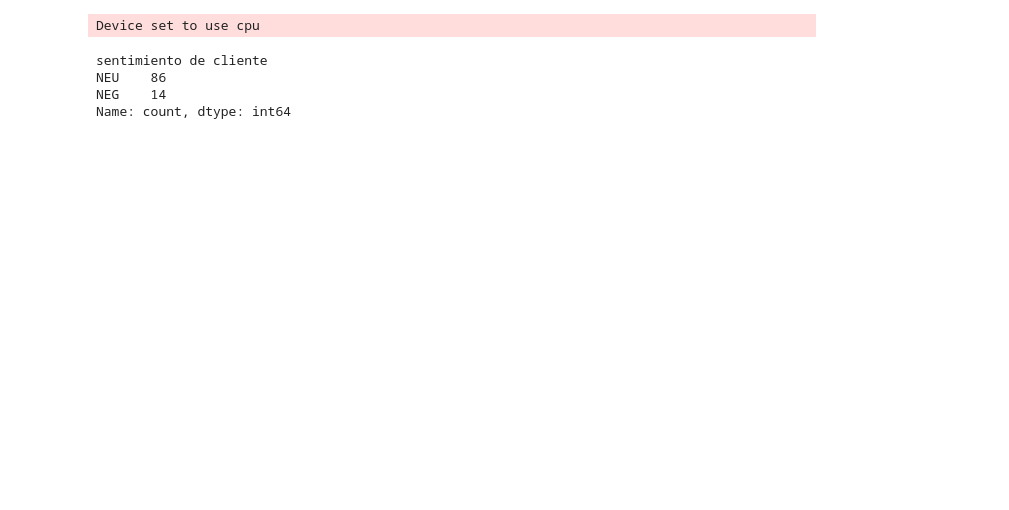
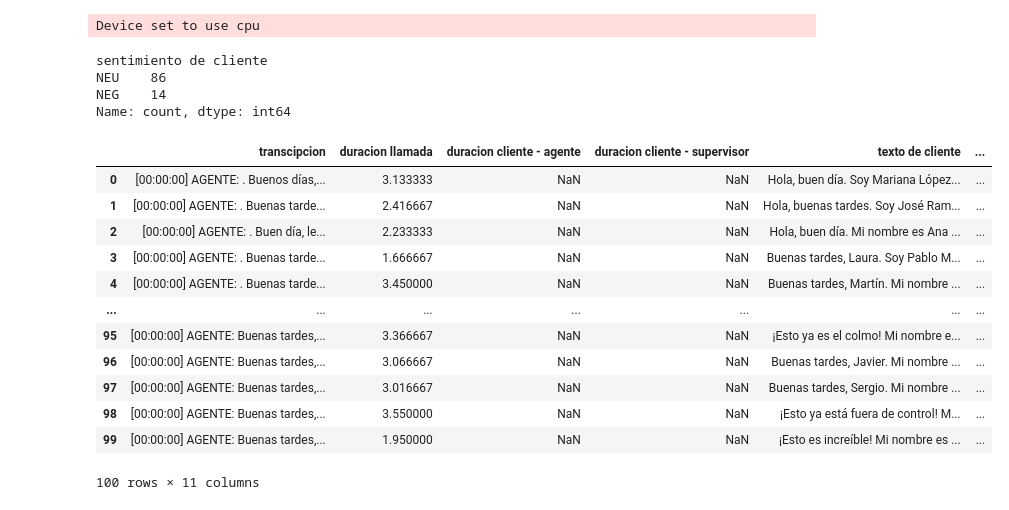
Before and after one commit to vecoLazarte/entel_ia_translator, a Jupyter notebook: code_gen.ipynb, the cells around one changed output. Cells and saved outputs as stored; diff of their text form; code cells hidden in the pictures; blank space fills up the shorter version.

```diff
--- a/code_gen.ipynb
+++ b/code_gen.ipynb
@@ -57,3 +49,20 @@ Device set to use cpu
+# %%
+reason_prompt = ChatPromptTemplate.from_messages([
+    ("system", "You're a bilingual assistant que identifica el main reason del contacto del cliente. Resume el motivo en una frase short y directa, sin usar palabras como 'consulta', 'pregunta', 'llamada' o nombres. Just el core issue."),
+    ("user", "Read esta conversación y dime el motivo principal por el que el cliente contactó. Solo responde con el tema, sin contexto, sin saludos y sin verbos como 'llamar' o 'consultar':\n{transcipcion}")
+])
+
+problem_prompt = ChatPromptTemplate.from_messages([
+    ("system", "You're a bilingual assistant que analiza conversaciones con clientes y extrae directamente el problema, error o insatisfacción si existe."),
+    ("user", "Read esta conversación con el cliente. Si hay un problema, escribe solo el problema reported en una frase corta. No incluyas introducciones como 'El cliente dice que...'. Si no hay problema, responde 'ninguno':\n{transcipcion}")
+])
+
+needs_prompt = ChatPromptTemplate.from_messages([
+    ("system",
+     "You're a bilingual assistant que analiza customer conversations y detecta unmet needs — pueden ser explícitas (el cliente las dice claro) o implícitas (se infieren por el contexto, tono o lo que el cliente da a entender). También puedes sugerir una unmet need si crees que hay una necesidad subyacente aunque no se diga directo."),
+    ("user",
+     "Read esta conversación. Si encuentras una necesidad no satisfecha, o puedes inferir una probable unmet need, escríbela en una frase short, clear y directa — no expliques, no copies frases, no des contexto. Si no hay ninguna unmet need, responde solo con: 'none'.\n\n{transcipcion}")
+])
 # %%
 for transcipcion in tqdm(contenidos):
 
@@ -71,8 +80,8 @@ for transcipcion in tqdm(contenidos):
         duracion_supervisor = datetime.strptime(duracion_llamada, "%H:%M:%S") - datetime.strptime(inicio_supervisor, "%H:%M:%S")
         mensajes_supervisor = re.findall(r"\[\d{2}:\d{2}:\d{2}\] SUPERVISOR: (.*)", transcipcion)
         texto_supervisor = "\n".join(mensajes_supervisor)
-        inicio_supervisor = datetime.strptime(inicio_supervisor, "%H:%M:%S").time()
-        duracion_supervisor = duracion_supervisor.seconds
+        inicio_supervisor = datetime.strptime(inicio_supervisor, "%H:%M:%S").hour * 60 + datetime.strptime(inicio_supervisor, "%H:%M:%S").minute + datetime.strptime(inicio_supervisor, "%H:%M:%S").second / 60
+        duracion_supervisor = duracion_supervisor.seconds / 60
 
         lista_texto_supervisor.append(texto_supervisor)
         lista_inicio_supervisor.append(inicio_supervisor)
@@ -82,7 +91,7 @@ for transcipcion in tqdm(contenidos):
         lista_inicio_supervisor.append(np.NaN)
         lista_duracion_supervisor.append(np.NaN)
 
-    duracion_llamada = datetime.strptime(duracion_llamada, "%H:%M:%S").time()
+    duracion_llamada = datetime.strptime(duracion_llamada, "%H:%M:%S").hour * 60 + datetime.strptime(duracion_llamada, "%H:%M:%S").minute + datetime.strptime(duracion_llamada, "%H:%M:%S").second / 60
 
     clase = []
     for msg in mensajes_cliente:
@@ -91,9 +100,23 @@ for transcipcion in tqdm(contenidos):
     conteo = Counter(clase)
     moda = conteo.most_common(1)[0][0]
 
+    lista_transcripcion.append(transcipcion)
     lista_duracion_llamada.append(duracion_llamada)
     lista_texto_cliente.append(texto_cliente)
     lista_texto_agente.append(texto_agente)
     lista_sentimiento.append(moda)
+
+    transcipcion = re.sub(r"\[\d{2}:\d{2}:\d{2}\]\s*", "", transcipcion)
+    pipeline_reason = RunnableSequence(reason_prompt | llm | StrOutputParser())
+    pipeline_problem = RunnableSequence(problem_prompt | llm | StrOutputParser())
+    pipeline_need = RunnableSequence(needs_prompt | llm | StrOutputParser())
+
+    output_reason = pipeline_reason.invoke({"transcipcion": transcipcion})
+    output_problem = pipeline_problem.invoke({"transcipcion": transcipcion})
+    output_need = pipeline_need.invoke({"transcipcion": transcipcion})
+
+    lista_reason.append(output_reason)
+    lista_problem.append(output_problem)
+    lista_need.append(output_need)
 # %%
 df = pd.DataFrame({
@@ -112,3 +139,19 @@ sentimiento de cliente
 NEU    86
 NEG    14
 Name: count, dtype: int64
+# %%
+df
+# %% [output]
+|  | transcipcion | duracion llamada | duracion cliente - agente | duracion cliente - supervisor | texto de cliente | ... |
+| 0 | [00:00:00] AGENTE: . Buenos días,... | 3.133333 | NaN | NaN | Hola, buen día. Soy Mariana López... | ... |
+| 1 | [00:00:00] AGENTE: . Buenas tarde... | 2.416667 | NaN | NaN | Hola, buenas tardes. Soy José Ram... | ... |
+| 2 | [00:00:00] AGENTE: . Buen día, le... | 2.233333 | NaN | NaN | Hola, buen día. Mi nombre es Ana ... | ... |
+| 3 | [00:00:00] AGENTE: . Buenas tarde... | 1.666667 | NaN | NaN | Buenas tardes, Laura. Soy Pablo M... | ... |
+| 4 | [00:00:00] AGENTE: . Buenas tarde... | 3.450000 | NaN | NaN | Buenas tardes, Martín. Mi nombre ... | ... |
+| ... | ... | ... | ... | ... | ... | ... |
+| 95 | [00:00:00] AGENTE: Buenas tardes,... | 3.366667 | NaN | NaN | ¡Esto ya es el colmo! Mi nombre e... | ... |
+| 96 | [00:00:00] AGENTE: Buenas tardes,... | 3.066667 | NaN | NaN | Buenas tardes, Javier. Mi nombre ... | ... |
+| 97 | [00:00:00] AGENTE: Buenas tardes,... | 3.016667 | NaN | NaN | Buenas tardes, Sergio. Mi nombre ... | ... |
+| 98 | [00:00:00] AGENTE: Buenas tardes,... | 3.550000 | NaN | NaN | ¡Esto ya está fuera de control! M... | ... |
+| 99 | [00:00:00] AGENTE: Buenas tardes,... | 1.950000 | NaN | NaN | ¡Esto es increíble! Mi nombre es ... | ... |
+100 rows × 11 columns
```
Also changed, not shown: parts of 55 cells of this notebook, 4 other files.
